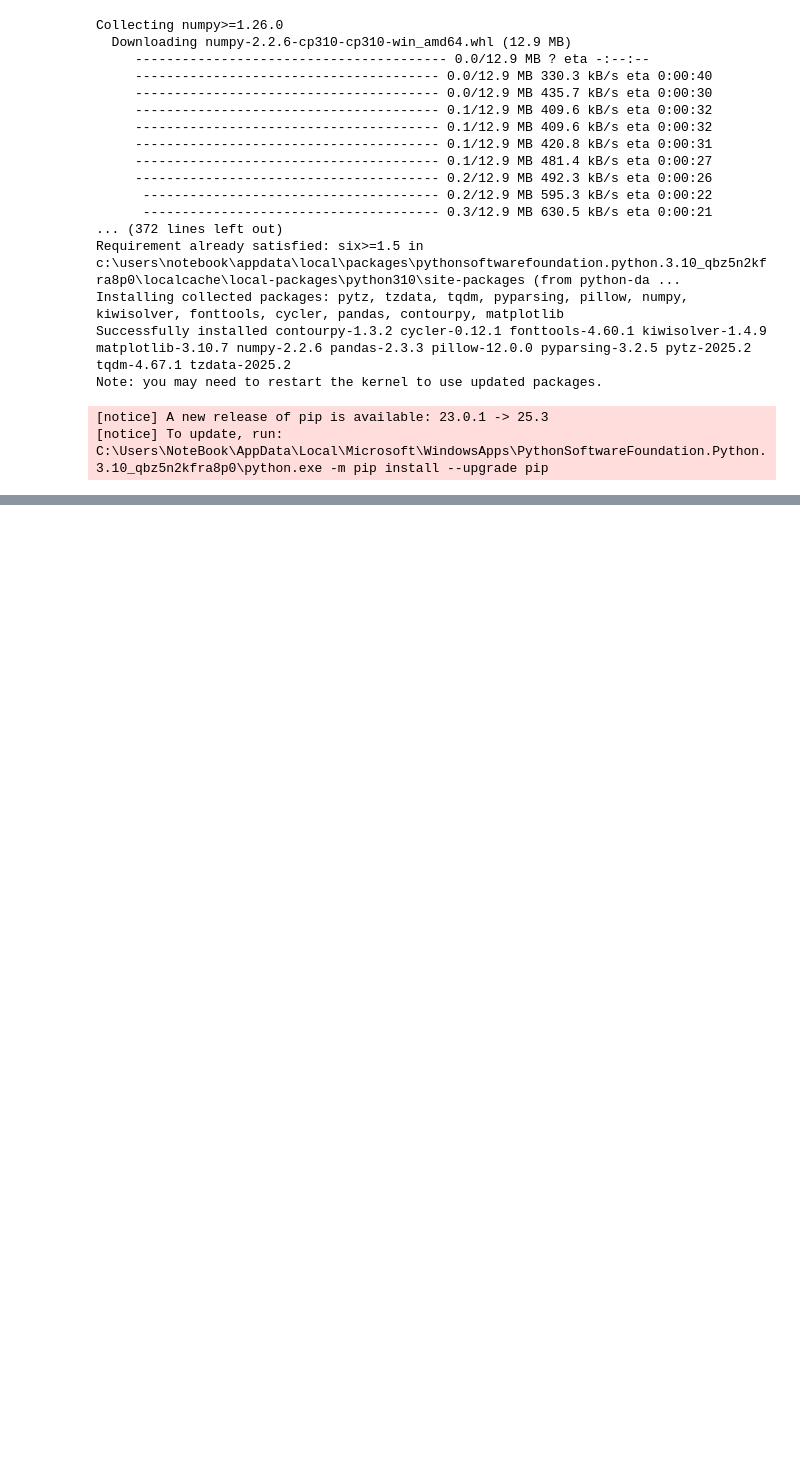
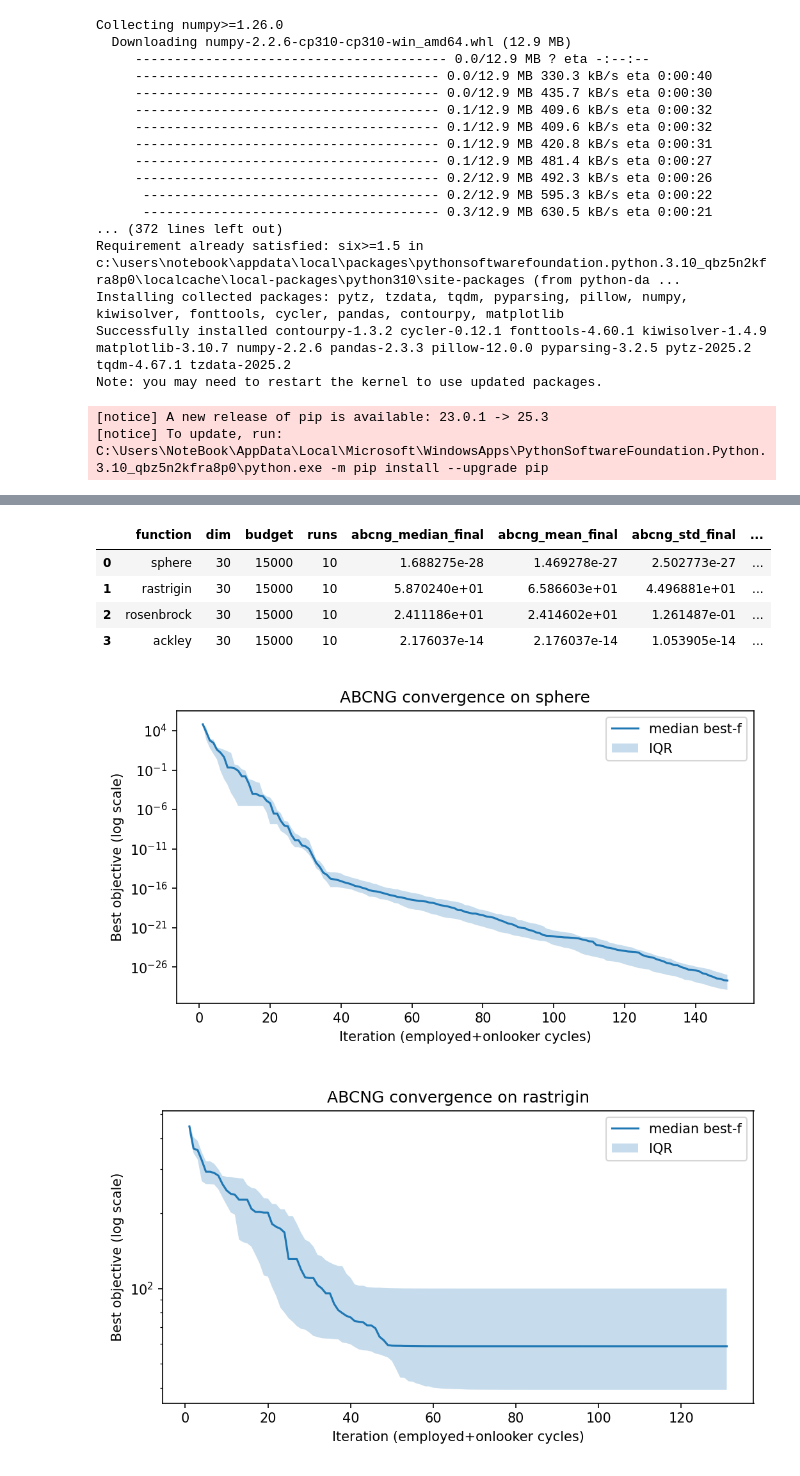
Before and after one commit to amirrezabsh/Modified-ABCNG, a Jupyter notebook: main.ipynb, the cells around one changed output, grey strips where cells are left out. Drawn from its saved outputs; the diff is of its cells as text; code cells hidden in the pictures; blank space fills up the shorter version.

Commit message:
added displaying results functions

```diff
--- a/main.ipynb
+++ b/main.ipynb
@@ -39,0 +44,19 @@ Best value: 1.121795754029193e-168
+# %%
+# Heavier quick demo: more runs and broader function set
+df, paths = notebook_quick_demo(runs=10, budget=15000, functions=["sphere", "rastrigin", "rosenbrock", "ackley"])
+display(df)
+for p in paths["conv"]:
+    display(Image(filename=p))
+for p in paths["k"]:
+    display(Image(filename=p))
+for p in paths.get("compare", []):
+    display(Image(filename=p))
+display(Image(filename=paths["box"]))
+# %% [output]
+|  | function | dim | budget | runs | abcng_median_final | abcng_mean_final | abcng_std_final | ... |
+| 0 | sphere | 30 | 15000 | 10 | 1.688275e-28 | 1.469278e-27 | 2.502773e-27 | ... |
+| 1 | rastrigin | 30 | 15000 | 10 | 5.870240e+01 | 6.586603e+01 | 4.496881e+01 | ... |
+| 2 | rosenbrock | 30 | 15000 | 10 | 2.411186e+01 | 2.414602e+01 | 1.261487e-01 | ... |
+| 3 | ackley | 30 | 15000 | 10 | 2.176037e-14 | 2.176037e-14 | 1.053905e-14 | ... |
+[figure, added]
+[figure, added]
```
Also changed, not shown: parts of 3 cells of this notebook, 17 other files.
